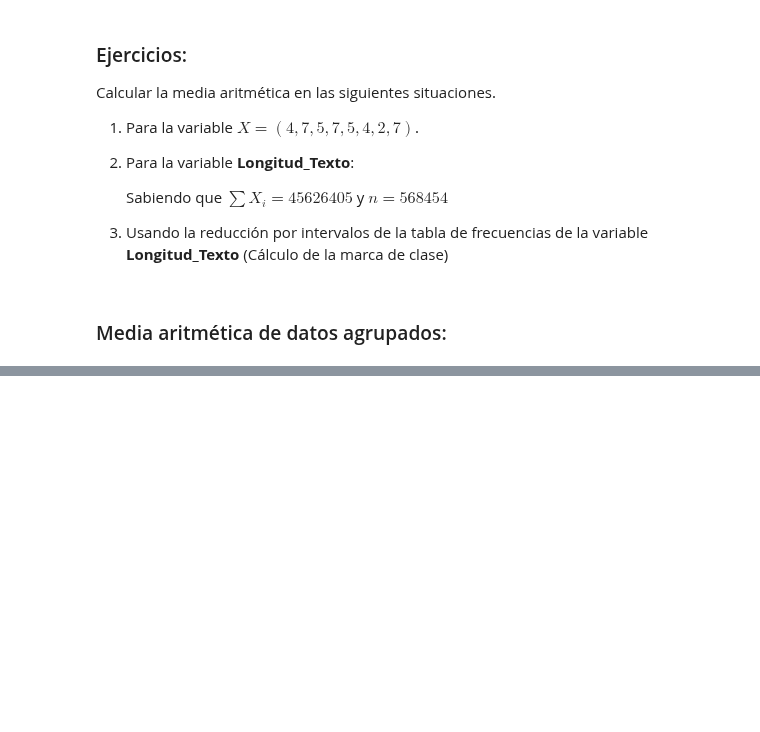
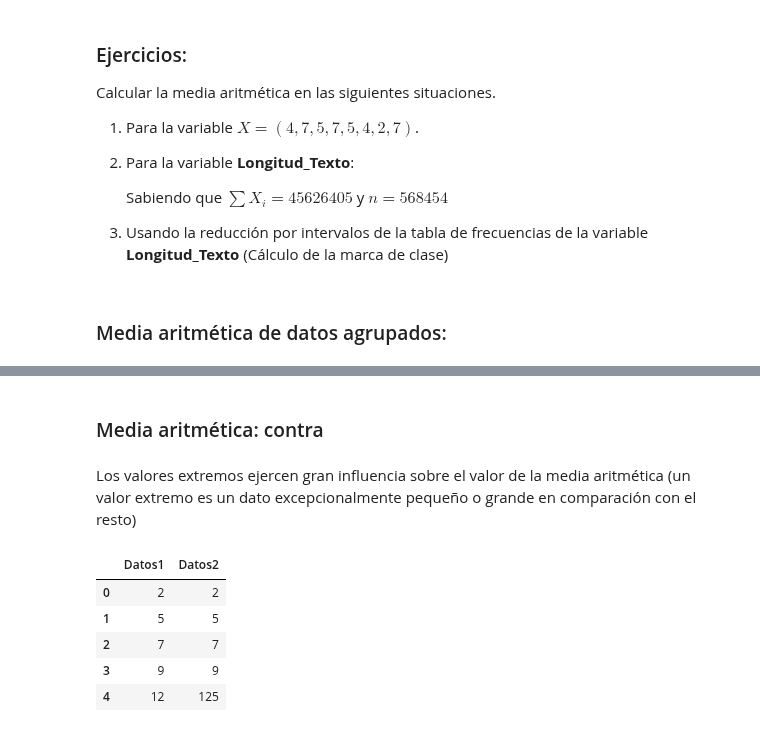
Before and after one commit to ednavivianasegura/Curso_PLN, a Jupyter notebook: PLN_EDNA.ipynb, the cells around one changed output, grey strips where cells are left out. Drawn from its saved outputs; the diff is of its cells as text; code cells hidden in the pictures; blank space fills up the shorter version.

```diff
--- a/PLN_EDNA.ipynb
+++ b/PLN_EDNA.ipynb
@@ -574,0 +598,19 @@ print(f"3. Para la variable Longitud_Texto en datos agrupados:\n\u0302x=𝟏/
+# %% [markdown]
+### Media aritmética: contra
+# %% [markdown]
+Los valores extremos ejercen gran influencia sobre el valor de la media aritmética (un valor extremo es un dato excepcionalmente pequeño o grande en comparación con el resto)
+# %%
+Datos1 = [2,5,7,9,12]
+Datos2 = [2,5,7,9,125]
+Datos = pd.DataFrame({
+    'Datos1': Datos1,
+    'Datos2': Datos2
+})
+display(Datos)
+# %% [output]
+|  | Datos1 | Datos2 |
+| 0 | 2 | 2 |
+| 1 | 5 | 5 |
+| 2 | 7 | 7 |
+| 3 | 9 | 9 |
+| 4 | 12 | 125 |
```
Also changed, not shown: parts of 12 cells of this notebook.
